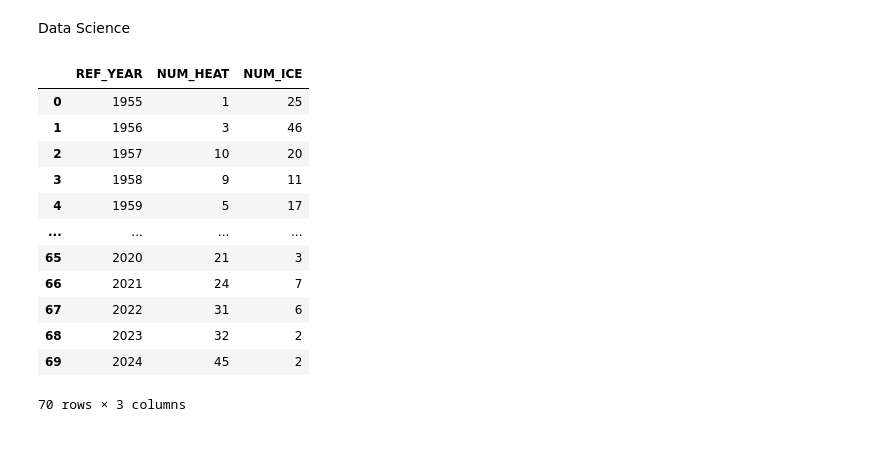
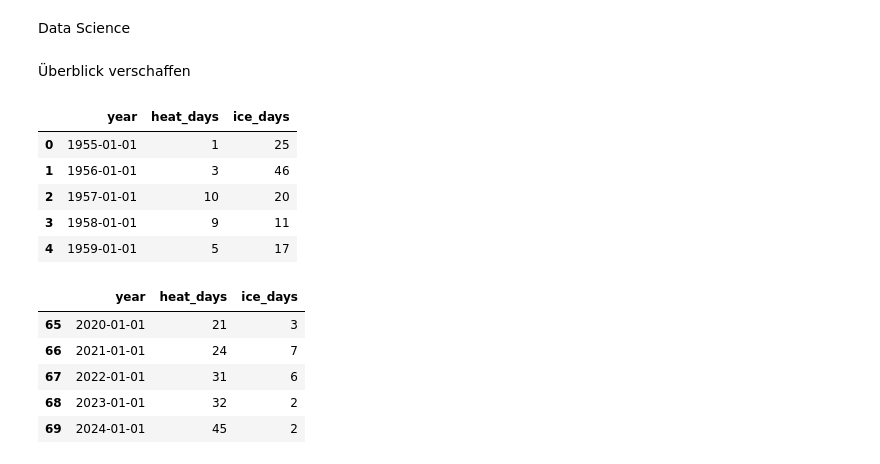
Before and after one commit to paulbattel2006-coder/data_science_ue, a Jupyter notebook: notebooks/data_science.ipynb, the cells around one changed output. Cells and saved outputs as stored; diff of their text form; code cells hidden in the pictures.

```diff
--- a/notebooks/data_science.ipynb
+++ b/notebooks/data_science.ipynb
@@ -10,23 +10,29 @@ df = pd.read_csv(
     sep=";",
     encoding="utf-8",
     low_memory=False,
-    skiprows=[0],
+    skiprows=[0,1],
     usecols=[3,5,6],
-    nrows=70
+    nrows=70,
+    names=["year", "heat_days", "ice_days"],
+    parse_dates=["year"]
     )
+# %% [markdown]
+Überblick verschaffen
 # %%
-df
+df.head()
 # %% [output]
-|  | REF_YEAR | NUM_HEAT | NUM_ICE |
-| 0 | 1955 | 1 | 25 |
-| 1 | 1956 | 3 | 46 |
-| 2 | 1957 | 10 | 20 |
-| 3 | 1958 | 9 | 11 |
-| 4 | 1959 | 5 | 17 |
-| ... | ... | ... | ... |
-| 65 | 2020 | 21 | 3 |
-| 66 | 2021 | 24 | 7 |
-| 67 | 2022 | 31 | 6 |
-| 68 | 2023 | 32 | 2 |
-| 69 | 2024 | 45 | 2 |
+|  | year | heat_days | ice_days |
+| 0 | 1955-01-01 | 1 | 25 |
+| 1 | 1956-01-01 | 3 | 46 |
+| 2 | 1957-01-01 | 10 | 20 |
+| 3 | 1958-01-01 | 9 | 11 |
+| 4 | 1959-01-01 | 5 | 17 |
-70 rows × 3 columns
+# %%
+df.tail()
+# %% [output]
+|  | year | heat_days | ice_days |
+| 65 | 2020-01-01 | 21 | 3 |
+| 66 | 2021-01-01 | 24 | 7 |
+| 67 | 2022-01-01 | 31 | 6 |
+| 68 | 2023-01-01 | 32 | 2 |
+| 69 | 2024-01-01 | 45 | 2 |
```
Also changed, not shown: parts of 25 cells of this notebook.
